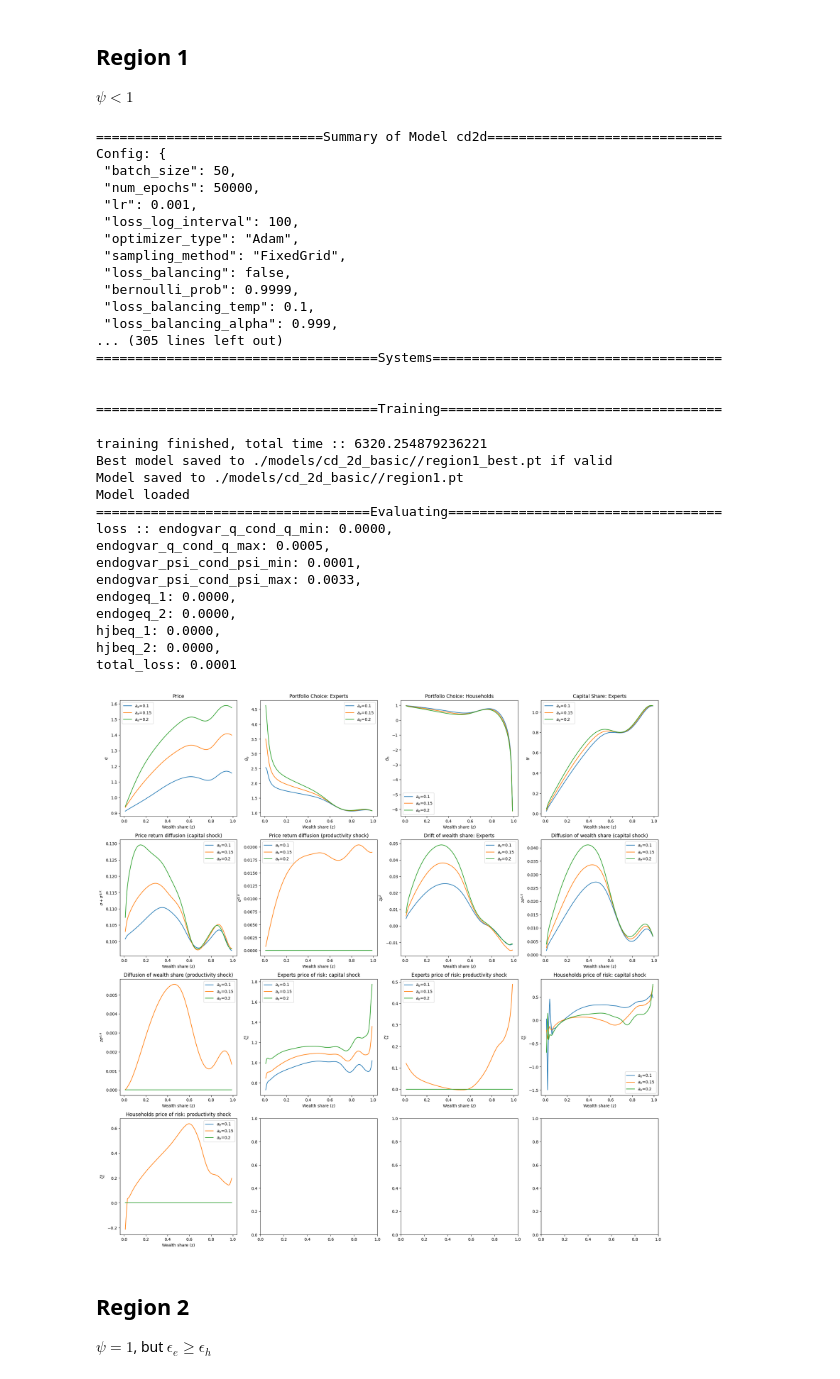
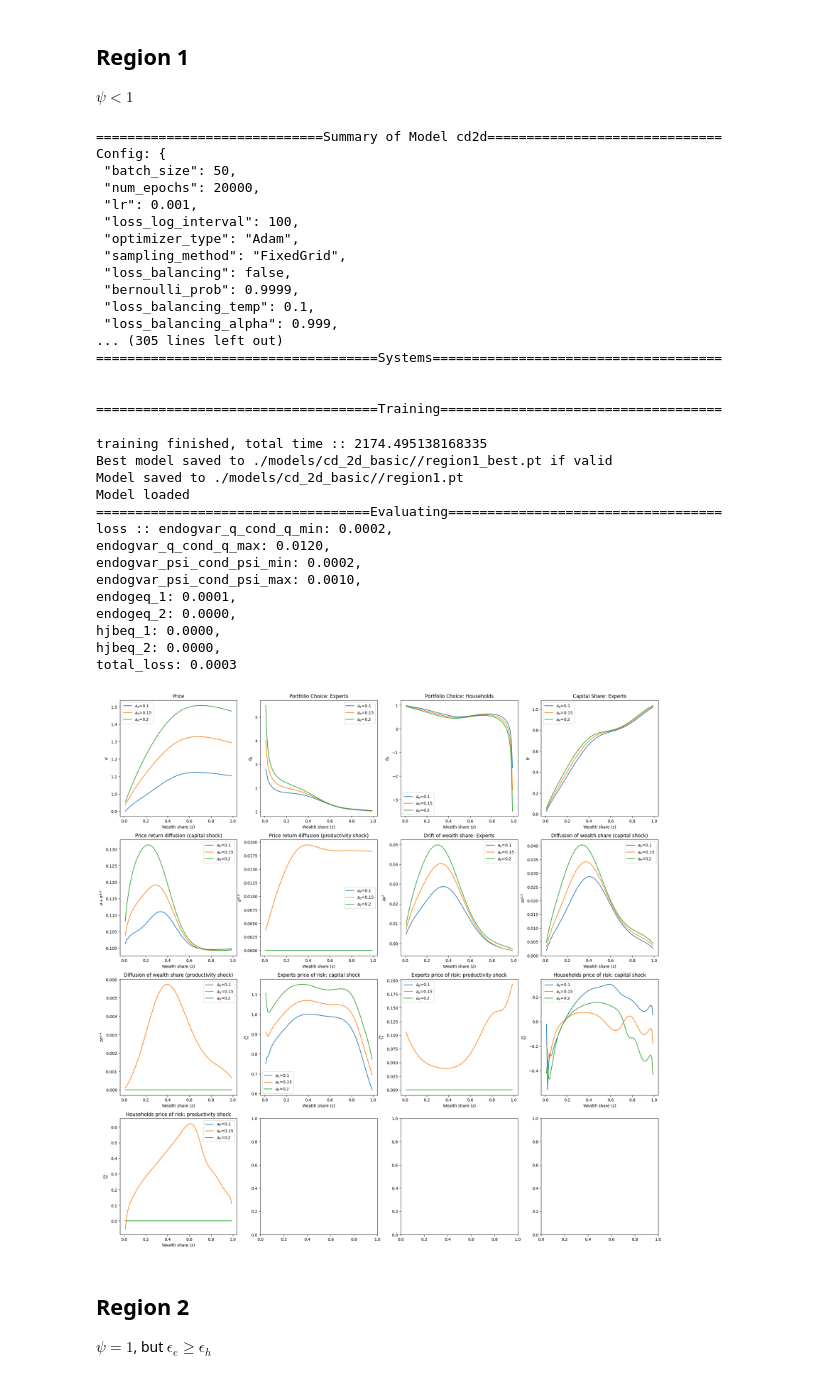
Before and after one commit to yuntaowu2000/active_learning_paper, a Jupyter notebook: crysis_dynamics_2d_basic.ipynb, the cells around one changed output. Saved outputs shown, nothing was run; the diff lists cells and outputs as text; code cells hidden in the pictures.

```diff
--- a/crysis_dynamics_2d_basic.ipynb
+++ b/crysis_dynamics_2d_basic.ipynb
@@ -153,16 +153,16 @@ $\psi < 1$
 # %%
 set_seeds(0)
 pde_model = PDEModel("cd2d",
-                     {"batch_size": 50, "num_epochs": 50000, "optimizer_type": OptimizerType.Adam, "sampling_method": SamplingMethod.FixedGrid},
+                     {"batch_size": 50, "num_epochs": 20000, "optimizer_type": OptimizerType.Adam, "sampling_method": SamplingMethod.FixedGrid},
                      latex_var_map)
 pde_model.set_state(["z", "ae"], {"z": [z_min, z_max], "ae": [a_min, a_max]})
 pde_model.add_agents(["Je", "Jh"],
-                     {"Je": {"positive": True, "activation_type": ActivationType.SiLU, "hidden_units": [64] * 4},
-                      "Jh": {"positive": True, "activation_type": ActivationType.SiLU, "hidden_units": [64] * 4},
+                     {"Je": {"positive": True, "activation_type": ActivationType.SiLU, "hidden_units": [128] * 4},
+                      "Jh": {"positive": True, "activation_type": ActivationType.SiLU, "hidden_units": [128] * 4},
                      })
 pde_model.add_endogs(["q", "psi"],
-                     {"q": {"positive": True, "activation_type": ActivationType.SiLU, "hidden_units": [64] * 4},
-                      "psi": {"positive": True, "activation_type": ActivationType.SiLU, "hidden_units": [64] * 4},
+                     {"q": {"positive": True, "activation_type": ActivationType.SiLU, "hidden_units": [128] * 4},
+                      "psi": {"positive": True, "activation_type": ActivationType.SiLU, "hidden_units": [128] * 4},
                       })
 pde_model.add_params(params)
 zero_z = torch.zeros((100, 2), device=pde_model.device)
@@ -246,42 +246,42 @@ if not os.path.exists(f"{base_model_dir}/region1.pt"):
 else:
     pde_model.load_model(torch.load(f"{base_model_dir}/region1_best.pt"))
     pde_model.eval_model(True)
 
 res_dict1 = compute_func(pde_model, a_list, z_min, z_max, vars_to_plot)
 plot_res(res_dict1, plot_args, a_list)
 # %% [output]
 =============================Summary of Model cd2d==============================
 Config: {
  "batch_size": 50,
- "num_epochs": 50000,
+ "num_epochs": 20000,
  "lr": 0.001,
  "loss_log_interval": 100,
  "optimizer_type": "Adam",
  "sampling_method": "FixedGrid",
  "loss_balancing": false,
  "bernoulli_prob": 0.9999,
  "loss_balancing_temp": 0.1,
  "loss_balancing_alpha": 0.999,
 ... (305 lines left out)
 ====================================Systems=====================================
 
 
 ====================================Training====================================
-training finished, total time :: 6320.254879236221
+training finished, total time :: 2174.495138168335
 Best model saved to ./models/cd_2d_basic//region1_best.pt if valid
 Model saved to ./models/cd_2d_basic//region1.pt
 Model loaded
 ===================================Evaluating===================================
-loss :: endogvar_q_cond_q_min: 0.0000,
-endogvar_q_cond_q_max: 0.0005,
-endogvar_psi_cond_psi_min: 0.0001,
-endogvar_psi_cond_psi_max: 0.0033,
-endogeq_1: 0.0000,
+loss :: endogvar_q_cond_q_min: 0.0002,
+endogvar_q_cond_q_max: 0.0120,
+endogvar_psi_cond_psi_min: 0.0002,
+endogvar_psi_cond_psi_max: 0.0010,
+endogeq_1: 0.0001,
 endogeq_2: 0.0000,
 hjbeq_1: 0.0000,
 hjbeq_2: 0.0000,
-total_loss: 0.0001
+total_loss: 0.0003
-[figure, old version]
+[figure, new version]
 # %% [markdown]
 ## Region 2
 $\psi = 1$, but $\epsilon_e \geq \epsilon_h$
```
Also changed, not shown: parts of 3 cells of this notebook, 15 other files.
